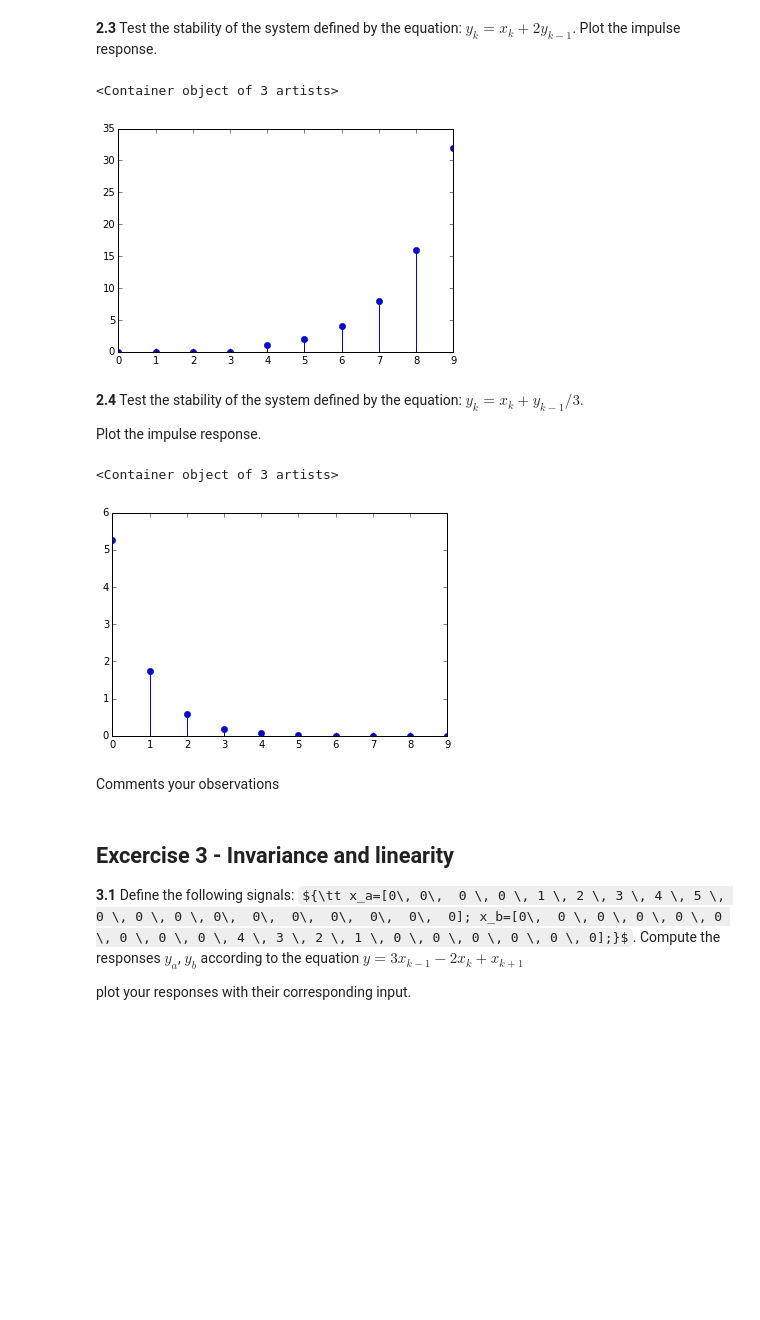
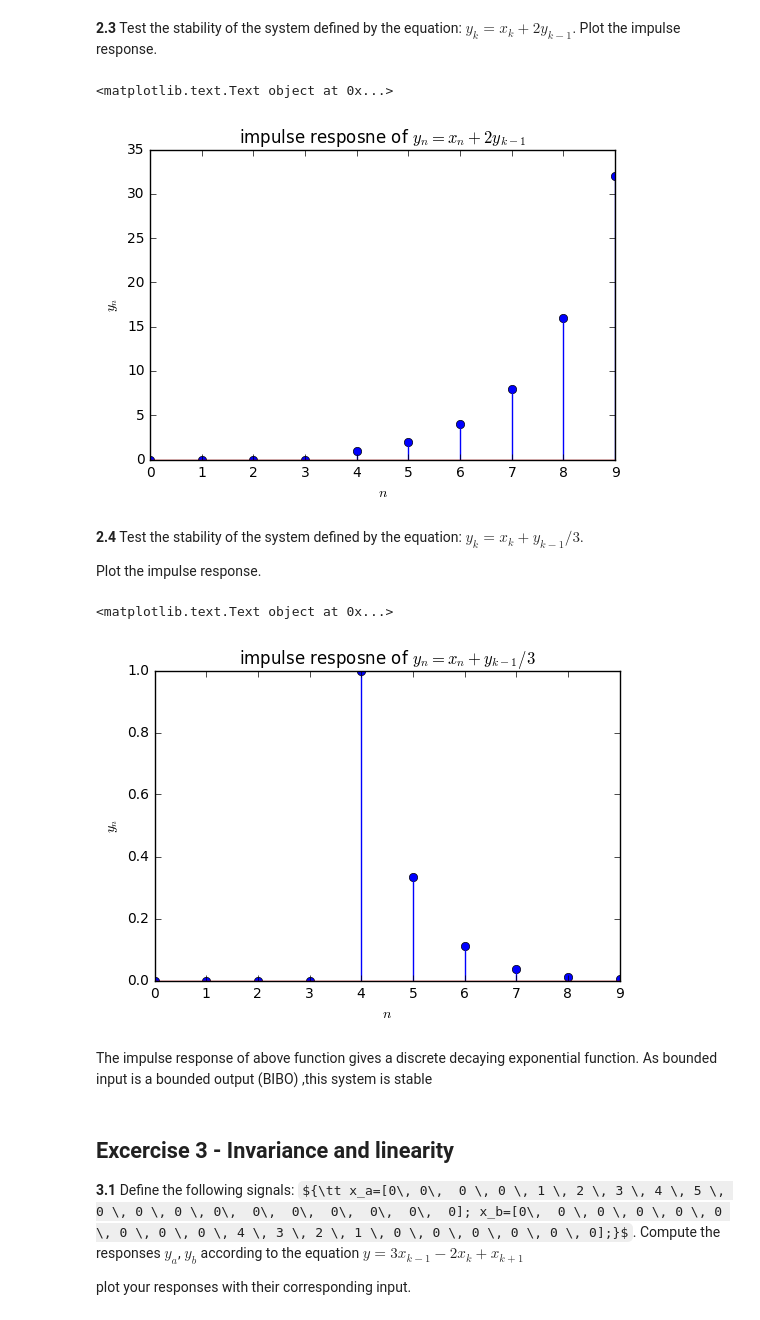
Before and after one commit to gopi231091/DSP-TP-1617, a Jupyter notebook: Lab2/python/Lab2.ipynb, the cells around one changed output. Cells and saved outputs as stored; diff of their text form; code cells hidden in the pictures; some formulas as TeX source; blank space fills up the shorter version.

```diff
--- a/Lab2/python/Lab2.ipynb
+++ b/Lab2/python/Lab2.ipynb
@@ -141,14 +154,19 @@ plt.stem(g)
 **2.3** Test the stability of the system defined by the equation: $y_k=x_k+2y_{k-1}$. Plot the impulse response.
 # %%
 
-x = dirac(4,10)
-y[0] = x[0]
+x2 = dirac(4,10)
+
+y1 = np.zeros(10)
+y1[0] = x2[0]
 
 for i in range(1,10):
-    y[i] = x[i] + 2*y[i-1]
+    y1[i] = x2[i] + 2*y1[i-1]
 
 
-plt.stem(y)
+plt.stem(y1)
+plt.xlabel(r'$n$')
+plt.ylabel(r'$y_n$')
+plt.title('impulse resposne of $ y_n = x_n + 2y_{k-1}$')
 # %% [output]
-<Container object of 3 artists>
+<matplotlib.text.Text object at 0x...>
-[figure, old version]
+[figure, new version]
@@ -156,18 +177,25 @@ plt.stem(y)
 **2.4** Test the stability of the system defined by the equation: $y_k=x_k+y_{k-1}/3$.
 
 Plot the impulse response.
-# %%
-x = dirac(0,10)
-y[0] = x[0]
-for i in range(10):
-    y[i] = x[i] + y[i-1]/3
-
-plt.stem(y)
-# %% [output]
-<Container object of 3 artists>
-[figure, removed]
-# %% [markdown]
-Comments your observations
+# %%
+x3 = dirac(4,10)
+
+y2 = np.zeros(10)
+y2[0] = x3[0]
+
+for i in range(10):
+    y2[i] = x3[i] + y2[i-1]/3
+
+plt.stem(y2)
+plt.xlabel(r'$n$')
+plt.ylabel(r'$y_n$')
+plt.title('impulse resposne of $ y_n = x_n + y_{k-1}/3$')
+# %% [output]
+<matplotlib.text.Text object at 0x...>
+[figure, added]
+# %% [markdown]
+The impulse response of above function gives a discrete decaying exponential function.
+As bounded input is a bounded output (BIBO) ,this system is stable
 # %% [markdown]
 ## Excercise 3 - Invariance and linearity
 
```
Also changed, not shown: parts of 17 cells of this notebook.
